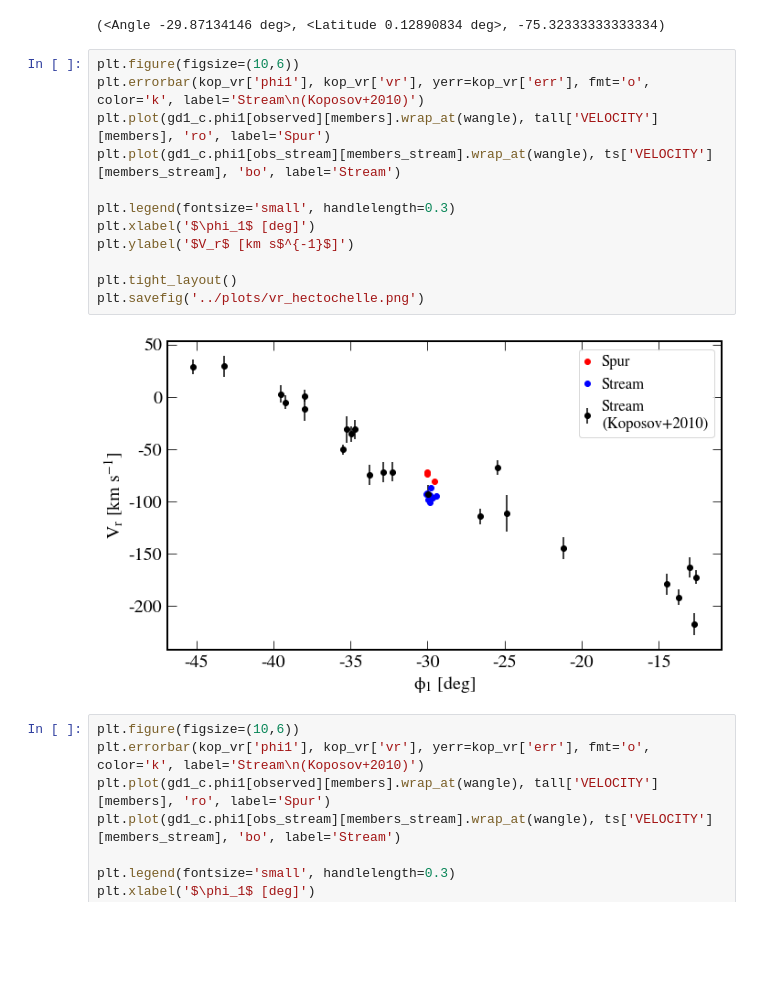
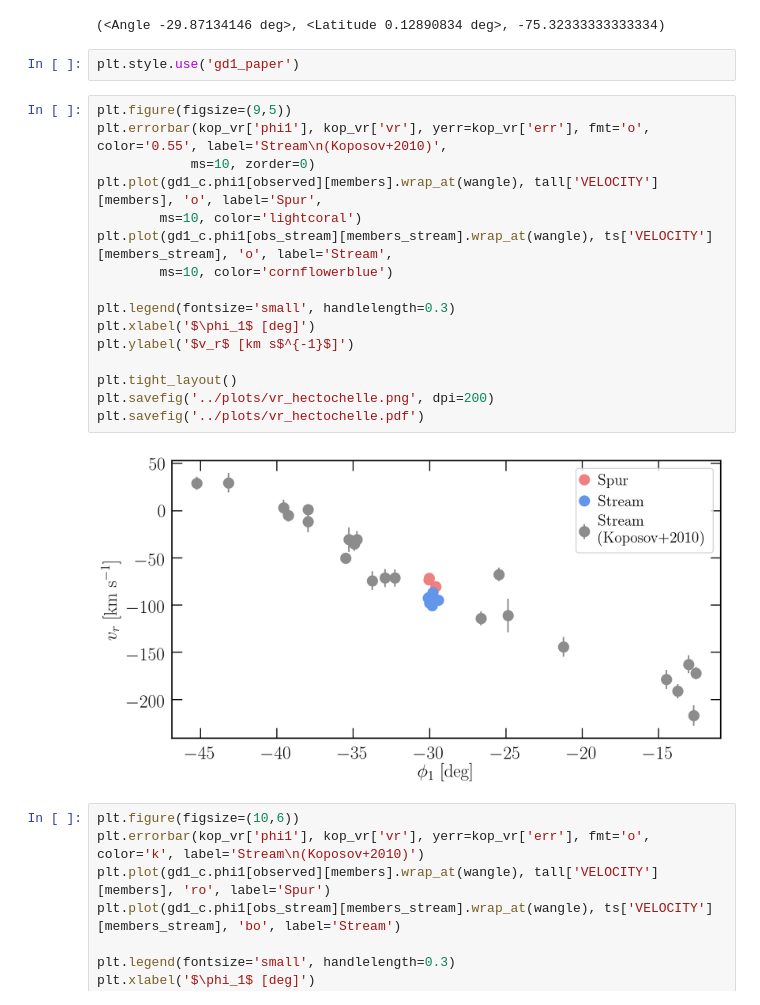
Before and after one commit to adrn/GD1-DR2, a Jupyter notebook: notebooks/spur_velocities.ipynb, the cells around one changed output. Saved outputs shown, nothing was run; the diff lists cells and outputs as text; blank space fills up the shorter version.

Commit message:
nicer spur rv plot

```diff
--- a/notebooks/spur_velocities.ipynb
+++ b/notebooks/spur_velocities.ipynb
@@ -431,20 +431,26 @@ np.std(gd1_c.phi2[observed][members]),
 np.mean(tall['VELOCITY'][members]))
 # %% [output]
 (<Angle -29.87134146 deg>, <Latitude 0.12890834 deg>, -75.32333333333334)
+# %%
+plt.style.use('gd1_paper')
 # %%
-plt.figure(figsize=(10,6))
-plt.errorbar(kop_vr['phi1'], kop_vr['vr'], yerr=kop_vr['err'], fmt='o', color='k', label='Stream\n(Koposov+2010)')
-plt.plot(gd1_c.phi1[observed][members].wrap_at(wangle), tall['VELOCITY'][members], 'ro', label='Spur')
-plt.plot(gd1_c.phi1[obs_stream][members_stream].wrap_at(wangle), ts['VELOCITY'][members_stream], 'bo', label='Stream')
+plt.figure(figsize=(9,5))
+plt.errorbar(kop_vr['phi1'], kop_vr['vr'], yerr=kop_vr['err'], fmt='o', color='0.55', label='Stream\n(Koposov+2010)',
+            ms=10, zorder=0)
+plt.plot(gd1_c.phi1[observed][members].wrap_at(wangle), tall['VELOCITY'][members], 'o', label='Spur',
+        ms=10, color='lightcoral')
+plt.plot(gd1_c.phi1[obs_stream][members_stream].wrap_at(wangle), ts['VELOCITY'][members_stream], 'o', label='Stream',
+        ms=10, color='cornflowerblue')
 
 plt.legend(fontsize='small', handlelength=0.3)
 plt.xlabel('$\phi_1$ [deg]')
-plt.ylabel('$V_r$ [km s$^{-1}$]')
+plt.ylabel('$v_r$ [km s$^{-1}$]')
 
 plt.tight_layout()
-plt.savefig('../plots/vr_hectochelle.png')
+plt.savefig('../plots/vr_hectochelle.png', dpi=200)
+plt.savefig('../plots/vr_hectochelle.pdf')
 # %% [output]
-[figure, old version]
+[figure, new version]
 # %%
 plt.figure(figsize=(10,6))
 plt.errorbar(kop_vr['phi1'], kop_vr['vr'], yerr=kop_vr['err'], fmt='o', color='k', label='Stream\n(Koposov+2010)')
```
Also changed, not shown: parts of 3 cells of this notebook.
